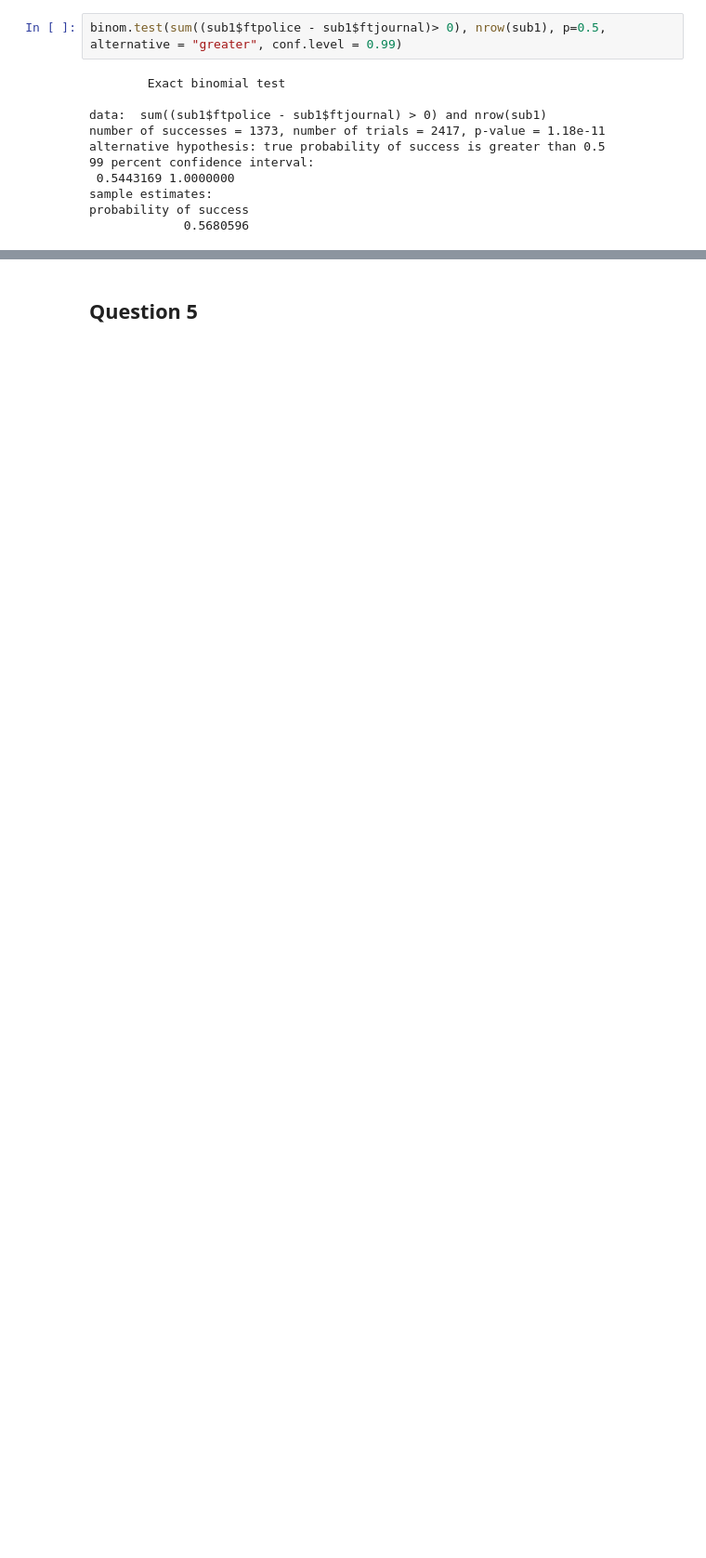
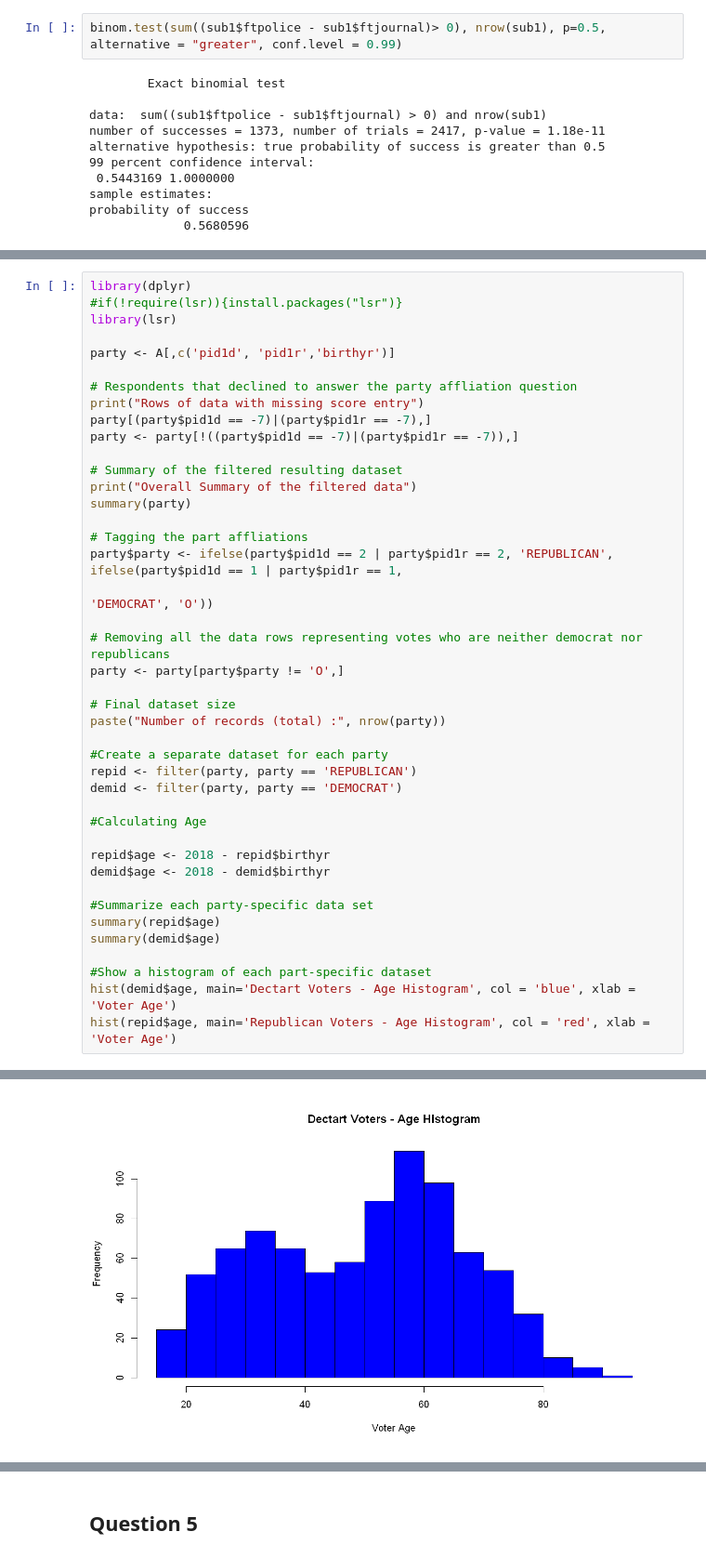
Before and after one commit to prakharm1/Lab2_W203, a Jupyter notebook: Maini_Kumar_Robertson_Lab2.ipynb, the cells around one changed output, grey strips where cells are left out. Shown at 93% size. Drawn from its saved outputs; the diff is of its cells as text; blank space fills up the shorter version.

```diff
--- a/Maini_Kumar_Robertson_Lab2.ipynb
+++ b/Maini_Kumar_Robertson_Lab2.ipynb
@@ -178,0 +202,43 @@ Although we got a highly statistically significant result, the effect size seems
+# %%
+library(dplyr)
+#if(!require(lsr)){install.packages("lsr")}
+library(lsr)
+
+party <- A[,c('pid1d', 'pid1r','birthyr')]
+
+# Respondents that declined to answer the party affliation question
+print("Rows of data with missing score entry")
+party[(party$pid1d == -7)|(party$pid1r == -7),]
+party <- party[!((party$pid1d == -7)|(party$pid1r == -7)),]
+
+# Summary of the filtered resulting dataset
+print("Overall Summary of the filtered data")
+summary(party)
+
+# Tagging the part affliations
+party$party <- ifelse(party$pid1d == 2 | party$pid1r == 2, 'REPUBLICAN', ifelse(party$pid1d == 1 | party$pid1r == 1,
+                                                                                'DEMOCRAT', 'O'))
+
+# Removing all the data rows representing votes who are neither democrat nor republicans
+party <- party[party$party != 'O',]
+
+# Final dataset size
+paste("Number of records (total) :", nrow(party))
+
+#Create a separate dataset for each party
+repid <- filter(party, party == 'REPUBLICAN')
+demid <- filter(party, party == 'DEMOCRAT')
+
+#Calculating Age
+
+repid$age <- 2018 - repid$birthyr
+demid$age <- 2018 - demid$birthyr
+
+#Summarize each party-specific data set
+summary(repid$age)
+summary(demid$age)
+
+#Show a histogram of each part-specific dataset
+hist(demid$age, main='Dectart Voters - Age Histogram', col = 'blue', xlab = 'Voter Age')
+hist(repid$age, main='Republican Voters - Age Histogram', col = 'red', xlab = 'Voter Age')
+# %% [output]
@@ -178,0 +262 @@ Although we got a highly statistically significant result, the effect size seems
+[figure, added]
```
Also changed, not shown: parts of 23 cells of this notebook.
